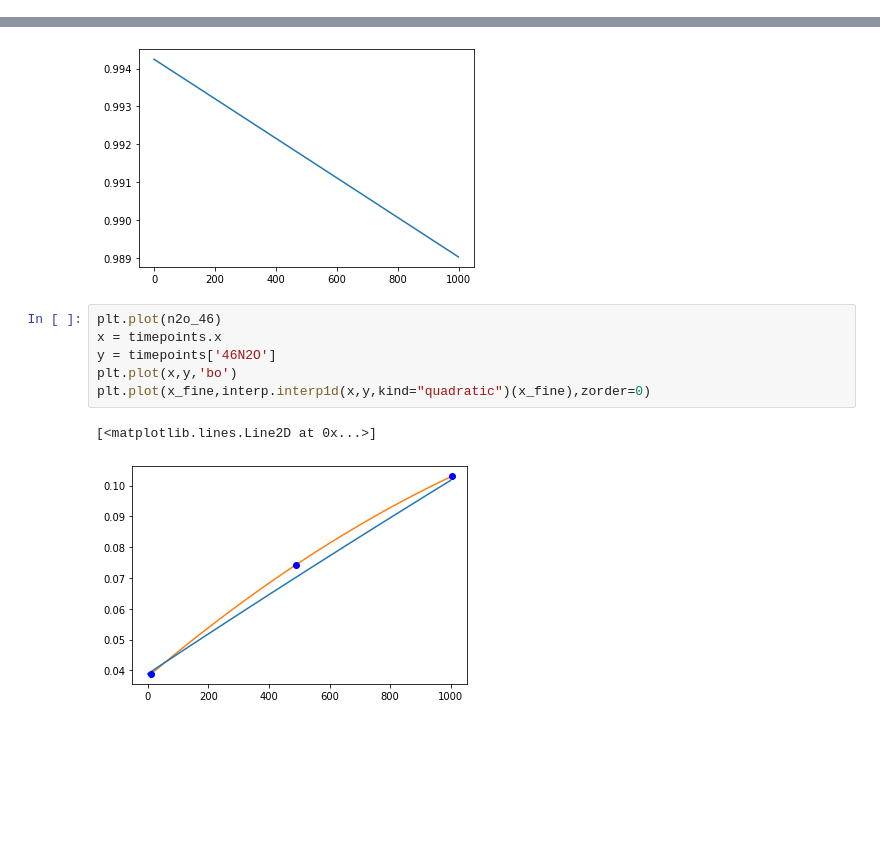
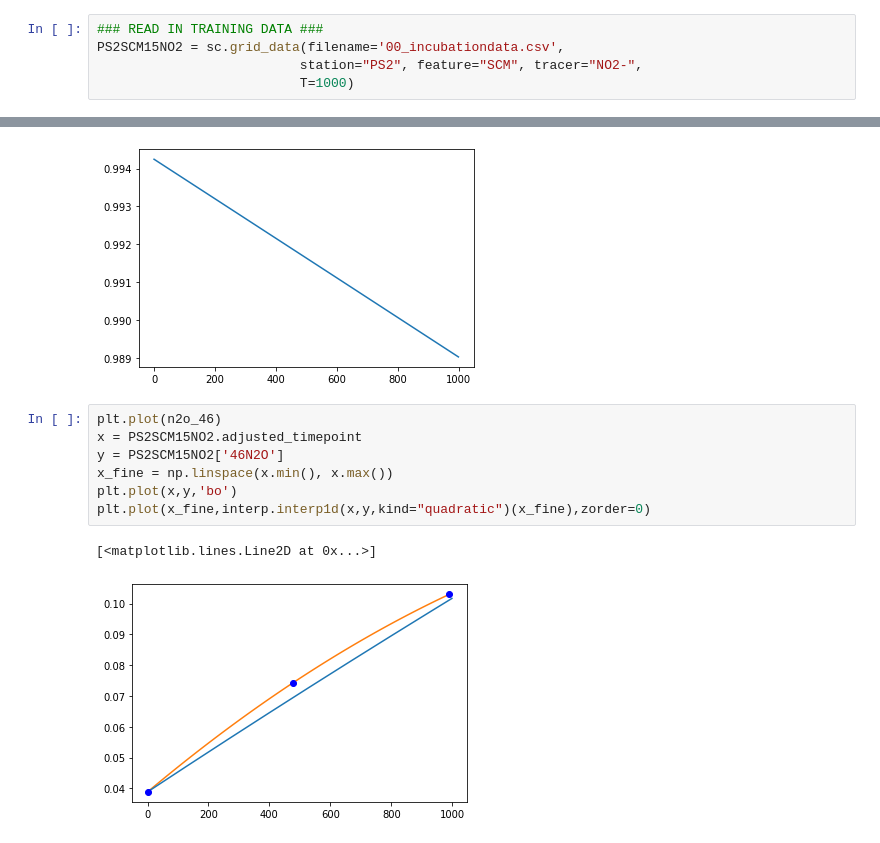
Before and after one commit to ckelly314/isotopomer-soup, a Jupyter notebook: 15N model.ipynb, the cells around one changed output, grey strips where cells are left out. Saved outputs shown, nothing was run; the diff lists cells and outputs as text; blank space fills up the shorter version.

```diff
--- a/15N model.ipynb
+++ b/15N model.ipynb
@@ -248,3 +162,8 @@ alpha15NO3TONO2 = 5./1000+1 # Granger et al., 2004
 alpha15N2OatoN2 = 11.8/1000.+1 # Kelly et al., 2021
 alpha15N2ObtoN2 = 0./1000.+1 # Kelly et al., 2021
 alpha46N2OtoN2 = 11.8/1000.+1 # assume this is the same as the alpha effect
+# %%
+### READ IN TRAINING DATA ###
+PS2SCM15NO2 = sc.grid_data(filename='00_incubationdata.csv',
+                          station="PS2", feature="SCM", tracer="NO2-",
+                          T=1000)
@@ -489,12 +411,13 @@ plt.plot(output[['AFNO2-']])
 [figure]
 # %%
 plt.plot(n2o_46)
-x = timepoints.x
-y = timepoints['46N2O']
+x = PS2SCM15NO2.adjusted_timepoint
+y = PS2SCM15NO2['46N2O']
+x_fine = np.linspace(x.min(), x.max())
 plt.plot(x,y,'bo')
 plt.plot(x_fine,interp.interp1d(x,y,kind="quadratic")(x_fine),zorder=0)
 # %% [output]
 [<matplotlib.lines.Line2D at 0x...>]
-[figure, old version]
+[figure, new version]
 # %%
 plt.plot(n2o_44)
```
Also changed, not shown: parts of 14 cells of this notebook, 9 other files.
